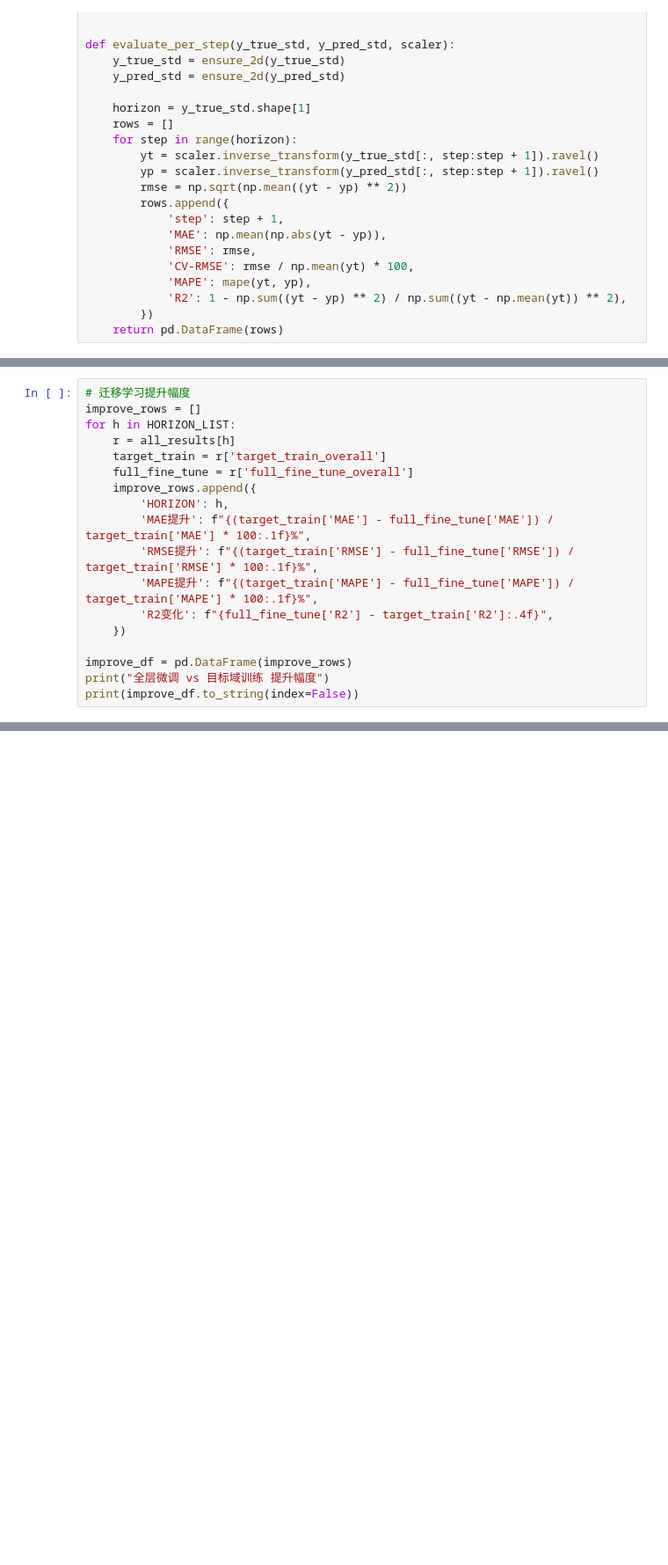
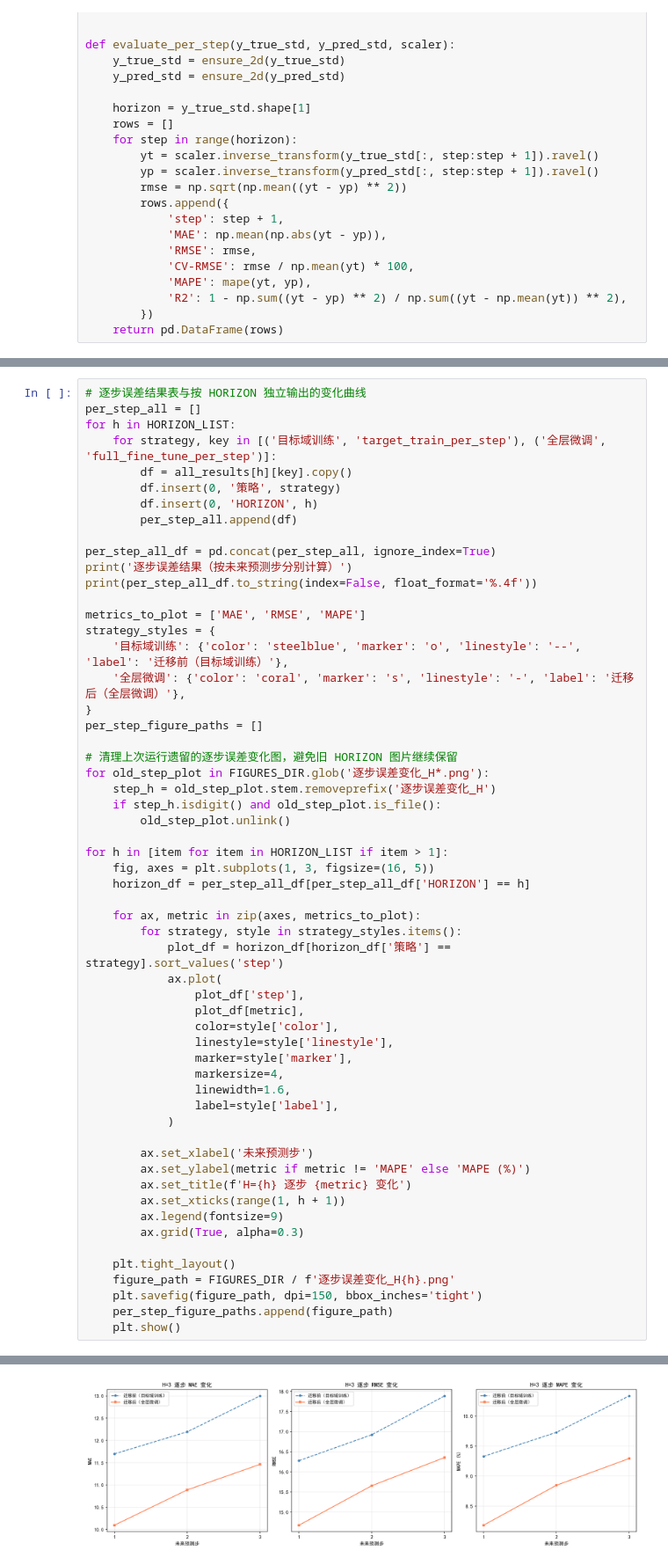
Before and after one commit to HowerL/load_forecasting, a Jupyter notebook: multistep_comparison.ipynb, the cells around one changed output, grey strips where cells are left out. Shown at 88% size. Cells and saved outputs as stored; diff of their text form; blank space fills up the shorter version.

```diff
--- a/multistep_comparison.ipynb
+++ b/multistep_comparison.ipynb
@@ -353,18 +339,0 @@ print(overall_df.to_string(index=False, float_format='%.4f'))
-# %%
-# 迁移学习提升幅度
-improve_rows = []
-for h in HORIZON_LIST:
-    r = all_results[h]
-    target_train = r['target_train_overall']
-    full_fine_tune = r['full_fine_tune_overall']
-    improve_rows.append({
-        'HORIZON': h,
-        'MAE提升': f"{(target_train['MAE'] - full_fine_tune['MAE']) / target_train['MAE'] * 100:.1f}%",
-        'RMSE提升': f"{(target_train['RMSE'] - full_fine_tune['RMSE']) / target_train['RMSE'] * 100:.1f}%",
-        'MAPE提升': f"{(target_train['MAPE'] - full_fine_tune['MAPE']) / target_train['MAPE'] * 100:.1f}%",
-        'R2变化': f"{full_fine_tune['R2'] - target_train['R2']:.4f}",
-    })
-
-improve_df = pd.DataFrame(improve_rows)
-print("全层微调 vs 目标域训练 提升幅度")
-print(improve_df.to_string(index=False))
@@ -377,0 +345,58 @@ print(improve_df.to_string(index=False))
+# %%
+# 逐步误差结果表与按 HORIZON 独立输出的变化曲线
+per_step_all = []
+for h in HORIZON_LIST:
+    for strategy, key in [('目标域训练', 'target_train_per_step'), ('全层微调', 'full_fine_tune_per_step')]:
+        df = all_results[h][key].copy()
+        df.insert(0, '策略', strategy)
+        df.insert(0, 'HORIZON', h)
+        per_step_all.append(df)
+
+per_step_all_df = pd.concat(per_step_all, ignore_index=True)
+print('逐步误差结果（按未来预测步分别计算）')
+print(per_step_all_df.to_string(index=False, float_format='%.4f'))
+
+metrics_to_plot = ['MAE', 'RMSE', 'MAPE']
+strategy_styles = {
+    '目标域训练': {'color': 'steelblue', 'marker': 'o', 'linestyle': '--', 'label': '迁移前（目标域训练）'},
+    '全层微调': {'color': 'coral', 'marker': 's', 'linestyle': '-', 'label': '迁移后（全层微调）'},
+}
+per_step_figure_paths = []
+
+# 清理上次运行遗留的逐步误差变化图，避免旧 HORIZON 图片继续保留
+for old_step_plot in FIGURES_DIR.glob('逐步误差变化_H*.png'):
+    step_h = old_step_plot.stem.removeprefix('逐步误差变化_H')
+    if step_h.isdigit() and old_step_plot.is_file():
+        old_step_plot.unlink()
+
+for h in [item for item in HORIZON_LIST if item > 1]:
+    fig, axes = plt.subplots(1, 3, figsize=(16, 5))
+    horizon_df = per_step_all_df[per_step_all_df['HORIZON'] == h]
+
+    for ax, metric in zip(axes, metrics_to_plot):
+        for strategy, style in strategy_styles.items():
+            plot_df = horizon_df[horizon_df['策略'] == strategy].sort_values('step')
+            ax.plot(
+                plot_df['step'],
+                plot_df[metric],
+                color=style['color'],
+                linestyle=style['linestyle'],
+                marker=style['marker'],
+                markersize=4,
+                linewidth=1.6,
+                label=style['label'],
+            )
+
+        ax.set_xlabel('未来预测步')
+        ax.set_ylabel(metric if metric != 'MAPE' else 'MAPE (%)')
+        ax.set_title(f'H={h} 逐步 {metric} 变化')
+        ax.set_xticks(range(1, h + 1))
+        ax.legend(fontsize=9)
+        ax.grid(True, alpha=0.3)
+
+    plt.tight_layout()
+    figure_path = FIGURES_DIR / f'逐步误差变化_H{h}.png'
+    plt.savefig(figure_path, dpi=150, bbox_inches='tight')
+    per_step_figure_paths.append(figure_path)
+    plt.show()
+# %% [output]
@@ -377,0 +420 @@ print(improve_df.to_string(index=False))
+[figure, added]
```
Also changed, not shown: parts of 18 cells of this notebook, 18 other files.
